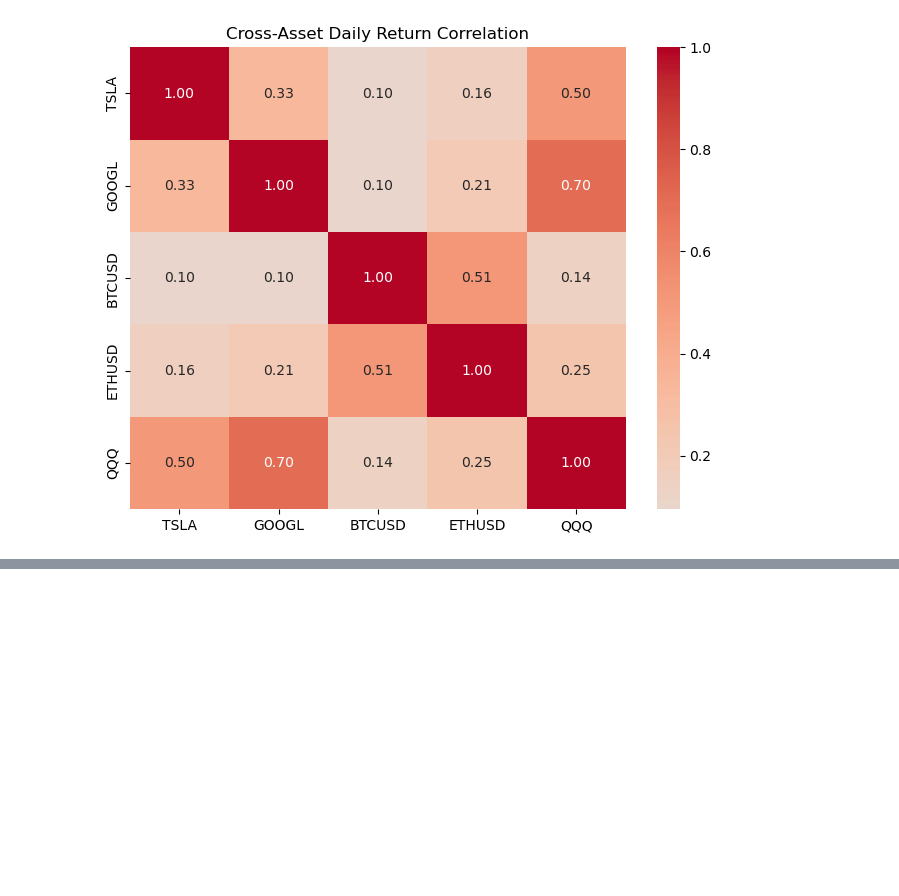
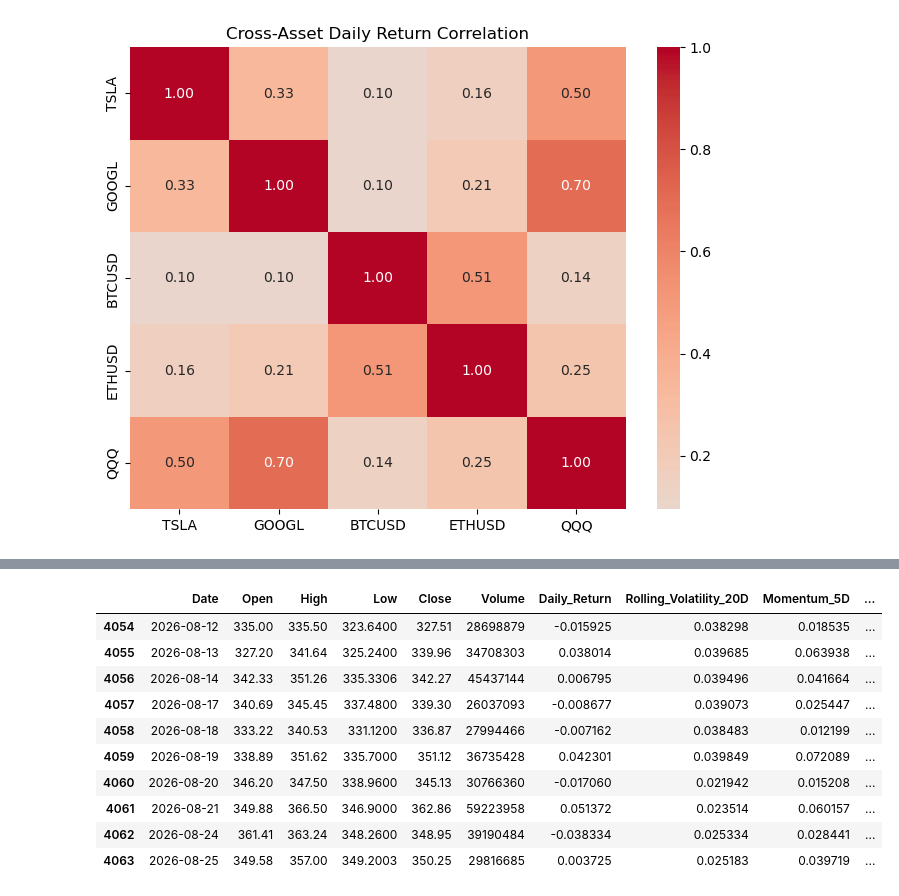
Before and after one commit to andywangprojects/multi-horizon-asset-price-forecasting, a Jupyter notebook: notebooks/multi-horizon-asset-price-forecasting.ipynb, the cells around one changed output, grey strips where cells are left out. Saved outputs shown, nothing was run; the diff lists cells and outputs as text; code cells hidden in the pictures; blank space fills up the shorter version.

```diff
--- a/notebooks/multi-horizon-asset-price-forecasting.ipynb
+++ b/notebooks/multi-horizon-asset-price-forecasting.ipynb
@@ -590,0 +594,17 @@ plt.show()
+# %%
+from pathlib import Path
+import pandas as pd
+import numpy as np
+import matplotlib.pyplot as plt
+
+PROJECT_ROOT = Path.cwd().parent
+DATA_RAW = PROJECT_ROOT / "data" / "raw"
+DATA_PROCESSED = PROJECT_ROOT / "data" / "processed"
+FIGURES = PROJECT_ROOT / "figures"
+RESULTS = PROJECT_ROOT / "results"
+# %%
+tsla = pd.read_csv(DATA_PROCESSED / "TSLA_processed.csv")
+googl = pd.read_csv(DATA_PROCESSED / "GOOGL_processed.csv")
+btc = pd.read_csv(DATA_PROCESSED / "BTCUSD_processed.csv")
+eth = pd.read_csv(DATA_PROCESSED / "ETHUSD_processed.csv")
+qqq = pd.read_csv(DATA_PROCESSED / "QQQ_processed.csv")
@@ -590,0 +762,14 @@ plt.show()
+# %%
+tsla.tail(10)
+# %% [output]
+|  | Date | Open | High | Low | Close | Volume | Daily_Return | Rolling_Volatility_20D | Momentum_5D | ... |
+| 4054 | 2026-08-12 | 335.00 | 335.50 | 323.6400 | 327.51 | 28698879 | -0.015925 | 0.038298 | 0.018535 | ... |
+| 4055 | 2026-08-13 | 327.20 | 341.64 | 325.2400 | 339.96 | 34708303 | 0.038014 | 0.039685 | 0.063938 | ... |
+| 4056 | 2026-08-14 | 342.33 | 351.26 | 335.3306 | 342.27 | 45437144 | 0.006795 | 0.039496 | 0.041664 | ... |
+| 4057 | 2026-08-17 | 340.69 | 345.45 | 337.4800 | 339.30 | 26037093 | -0.008677 | 0.039073 | 0.025447 | ... |
+| 4058 | 2026-08-18 | 333.22 | 340.53 | 331.1200 | 336.87 | 27994466 | -0.007162 | 0.038483 | 0.012199 | ... |
+| 4059 | 2026-08-19 | 338.89 | 351.62 | 335.7000 | 351.12 | 36735428 | 0.042301 | 0.039849 | 0.072089 | ... |
+| 4060 | 2026-08-20 | 346.20 | 347.50 | 338.9600 | 345.13 | 30766360 | -0.017060 | 0.021942 | 0.015208 | ... |
+| 4061 | 2026-08-21 | 349.88 | 366.50 | 346.9000 | 362.86 | 59223958 | 0.051372 | 0.023514 | 0.060157 | ... |
+| 4062 | 2026-08-24 | 361.41 | 363.24 | 348.2600 | 348.95 | 39190484 | -0.038334 | 0.025334 | 0.028441 | ... |
+| 4063 | 2026-08-25 | 349.58 | 357.00 | 349.2003 | 350.25 | 29816685 | 0.003725 | 0.025183 | 0.039719 | ... |
```
Also changed, not shown: parts of 26 cells of this notebook, 4 other files.
